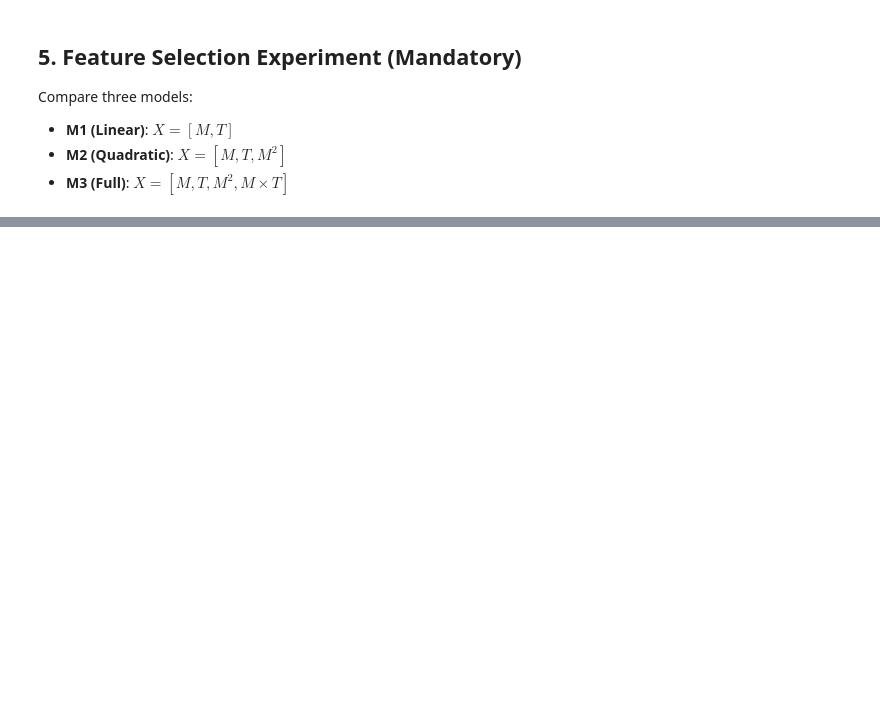
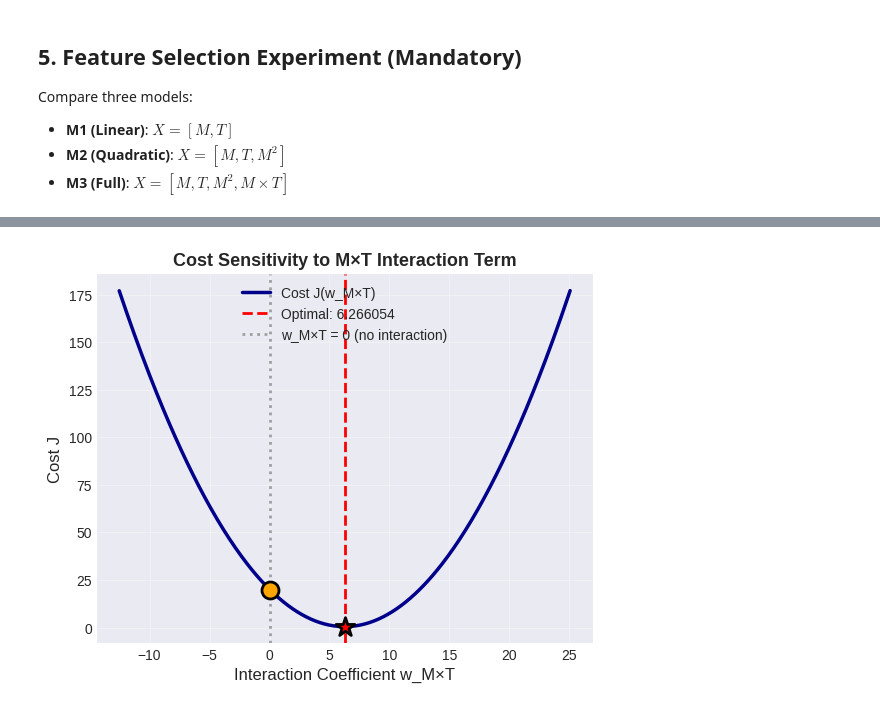
Before and after one commit to DASarria/regression-ai-infrastructure, a Jupyter notebook: 02_part2_polyreg.ipynb, the cells around one changed output, grey strips where cells are left out. Saved outputs shown, nothing was run; the diff lists cells and outputs as text; code cells hidden in the pictures; blank space fills up the shorter version.

```diff
--- a/02_part2_polyreg.ipynb
+++ b/02_part2_polyreg.ipynb
@@ -490,0 +794,21 @@ Compare three models:
+# %%
+
+plt.plot(w_MT_values, costs, linewidth=2.5, color='darkblue', label='Cost J(w_M×T)')
+plt.axvline(x=w_MT_optimal, color='red', linestyle='--', linewidth=2,
+               label=f'Optimal: {w_MT_optimal:.6f}')
+plt.axvline(x=0, color='gray', linestyle=':', linewidth=2, alpha=0.7,
+               label='w_M×T = 0 (no interaction)')
+plt.scatter([w_MT_optimal], [min_cost], s=200, c='red',
+               zorder=5, edgecolors='black', linewidth=2, marker='*')
+plt.scatter([0], [cost_at_zero], s=150, c='orange',
+               zorder=5, edgecolors='black', linewidth=2, marker='o')
+
+plt.xlabel('Interaction Coefficient w_M×T', fontsize=12)
+plt.ylabel('Cost J', fontsize=12)
+plt.title('Cost Sensitivity to M×T Interaction Term',
+                  fontsize=13, fontweight='bold')
+plt.legend(fontsize=10)
+plt.grid(True, alpha=0.3)
+plt.show()
+# %% [output]
+[figure, added]
```
Also changed, not shown: parts of 18 cells of this notebook, 9 other files.
